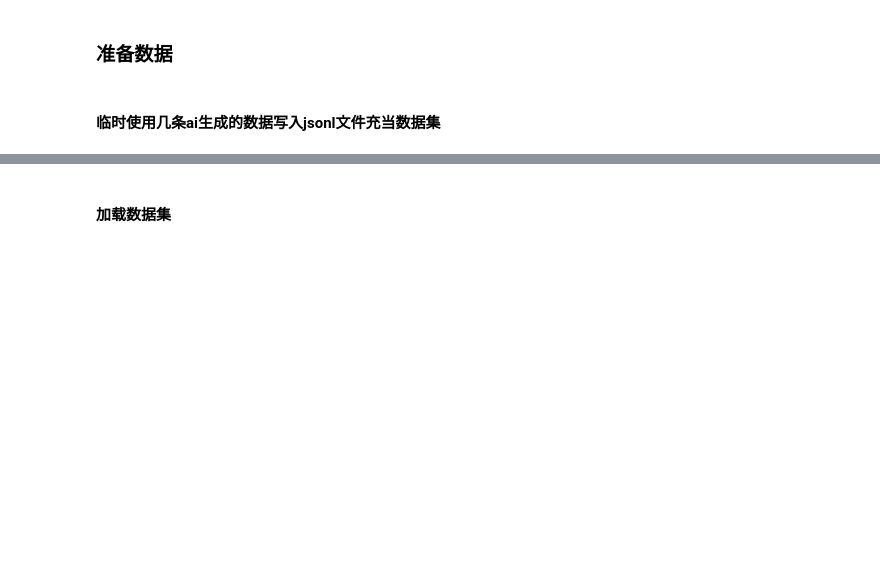
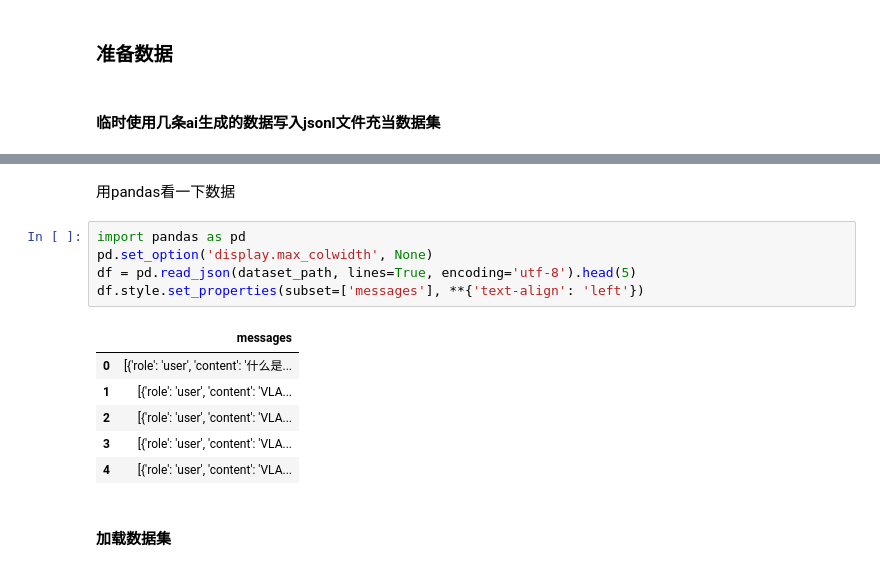
Before and after one commit to kkmlimingfeng/Artificial-Intelligence-Learning, a Jupyter notebook: kkmlmf/6_LMandLora.ipynb, the cells around one changed output, grey strips where cells are left out. Cells and saved outputs as stored; diff of their text form; blank space fills up the shorter version.

```diff
--- a/kkmlmf/6_LMandLora.ipynb
+++ b/kkmlmf/6_LMandLora.ipynb
@@ -726,5 +766,19 @@ print(f"✅ 已生成 {len(vla_data)} 条训练数据")
 # %% [output]
 ✅ 已生成 29 条训练数据
+# %% [markdown]
+用pandas看一下数据
+# %%
+import pandas as pd
+pd.set_option('display.max_colwidth', None)
+df = pd.read_json(dataset_path, lines=True, encoding='utf-8').head(5)
+df.style.set_properties(subset=['messages'], **{'text-align': 'left'})
+# %% [output]
+|  | messages |
+| 0 | [{'role': 'user', 'content': '什么是... |
+| 1 | [{'role': 'user', 'content': 'VLA... |
+| 2 | [{'role': 'user', 'content': 'VLA... |
+| 3 | [{'role': 'user', 'content': 'VLA... |
+| 4 | [{'role': 'user', 'content': 'VLA... |
 # %% [markdown]
 #### 加载数据集
 # %%
```
Also changed, not shown: parts of 89 cells of this notebook.
